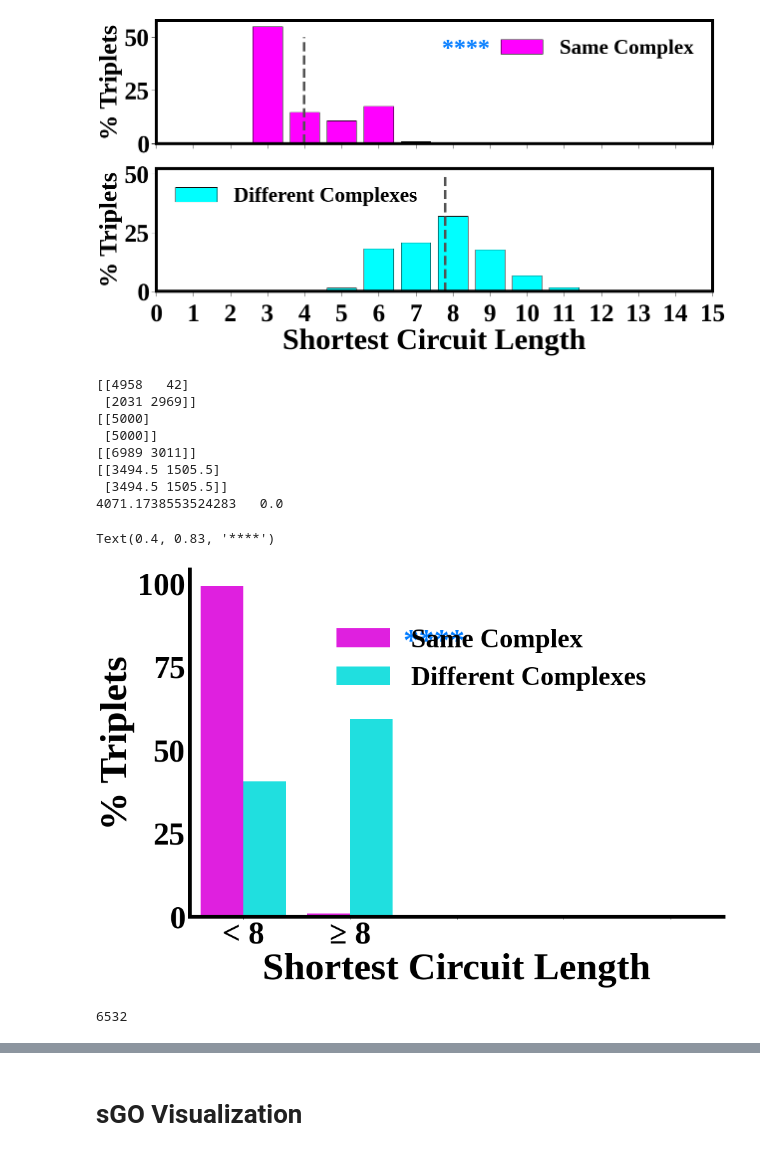
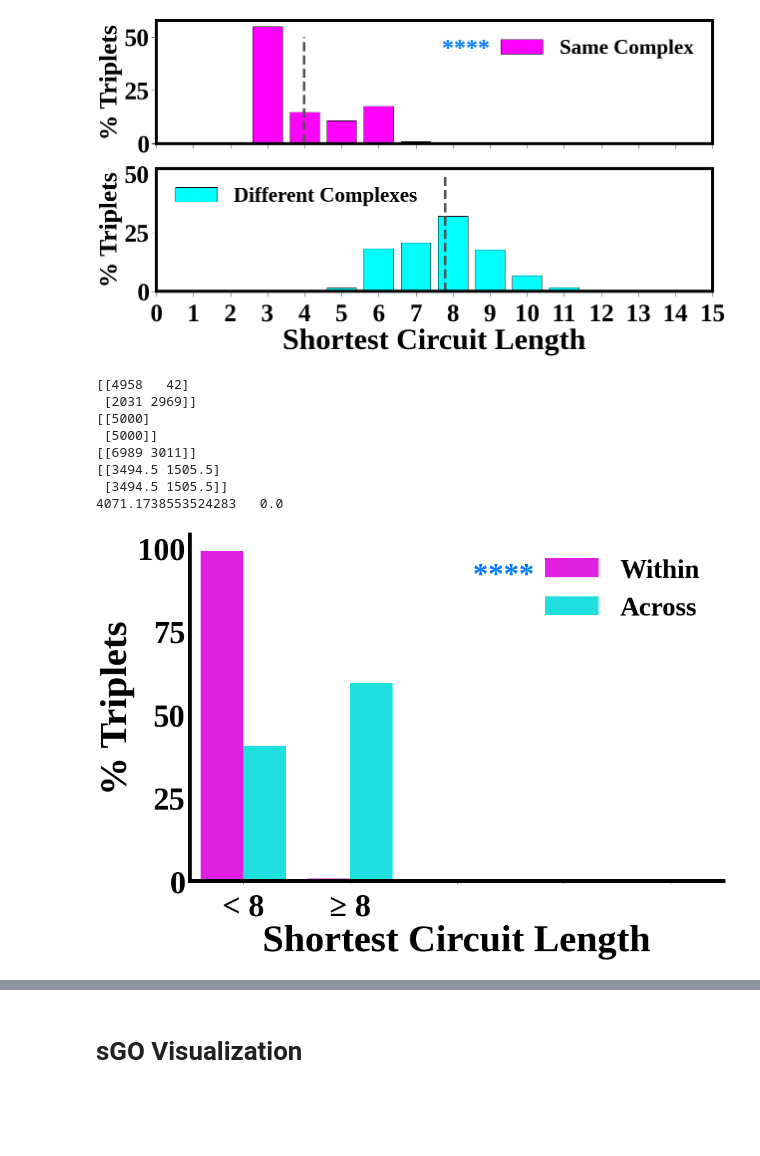
Before and after one commit to KISRDevelopment/cell_viability_paper, a Jupyter notebook: tgi_pseudo_triplets_exploration.ipynb, the cells around one changed output, grey strips where cells are left out. Saved outputs shown, nothing was run; the diff lists cells and outputs as text; code cells hidden in the pictures; blank space fills up the shorter version.

```diff
--- a/tgi_pseudo_triplets_exploration.ipynb
+++ b/tgi_pseudo_triplets_exploration.ipynb
@@ -275,7 +275,7 @@ R = np.array([
 ])
 
 rows = []
-bin_labels = ['Same Complex', 'Different Complexes']
+bin_labels = ['Within', 'Across']
 for thebin in range(R.shape[0]):
     for k, lbl in enumerate(['< %d' % cutoff, '≥ %d' % cutoff, '  ', '    ', '     ']):
         if k >= 2:
@@ -291,38 +291,39 @@ df = pd.DataFrame(rows)
 f, ax = plt.subplots(1, 1, figsize=(15, 10))
 g = sns.barplot(x="circuit_len",
         y="freq",
         hue="bin",
         ax=ax,
         data=df,
         palette=['magenta', 'cyan'])
 
 ax.yaxis.set_tick_params(labelsize=plot_cfg['tick_label_size'])
-ax.xaxis.set_tick_params(labelsize=plot_cfg['tick_label_size'])
+ax.xaxis.set_tick_params(labelsize=plot_cfg['tick_label_size'], pad=15)
 ax.set_ylabel("% Triplets", fontsize=plot_cfg['ylabel_size'], fontweight='bold')
 ax.set_xlabel("Shortest Circuit Length", fontsize=plot_cfg['ylabel_size'], fontweight='bold')
 ax.spines['right'].set_visible(False)
 ax.spines['top'].set_visible(False)
-ax.legend(frameon=False, fontsize=plot_cfg['legend_size'], bbox_to_anchor=(0.9,0.9))
+ax.legend(frameon=False, fontsize=plot_cfg['legend_size'])
 plt.setp(ax.spines.values(),linewidth=plot_cfg["border_size"], color='black')
 
 chisq, p, ddof = chi2(R)
 print(chisq, ' ', p)
 stars = '*' * eval_funcs.compute_stars(p, 0.05)
-ax.text(0.4, 0.83, stars,
+ax.text(0.53, 0.92, stars,
         transform=ax.transAxes,
         color=star_colors[1], ha="left", va="top", weight='bold',
         fontsize=plot_cfg['stars_label_size'])
+
+plt.savefig("../figures/yeast_pseudo_triplets_shortest_circuit_len_summary.png", bbox_inches='tight', dpi=100)
 # %% [output]
 [[4958   42]
  [2031 2969]]
 [[5000]
  [5000]]
 [[6989 3011]]
 [[3494.5 1505.5]
  [3494.5 1505.5]]
 4071.1738553524283   0.0
-Text(0.4, 0.83, '****')
-[figure, old version]
+[figure, new version]
 # %%
 directly_conn = [[], []]
 for a_id, b_id, c_id, thebin in zip(tgi_df['a_id'], tgi_df['b_id'], tgi_df['c_id'], tgi_df['bin']):
@@ -338,8 +339,6 @@ for a_id, b_id, c_id, thebin in zip(tgi_df['a_id'], tgi_df['b_id'], tgi_df['c_id
         dc =1
 
     directly_conn[thebin].append(dc)
-# %% [output]
-6532
 # %%
 
 R = np.array([
```
Also changed, not shown: parts of 3 cells of this notebook, 4 other files.
